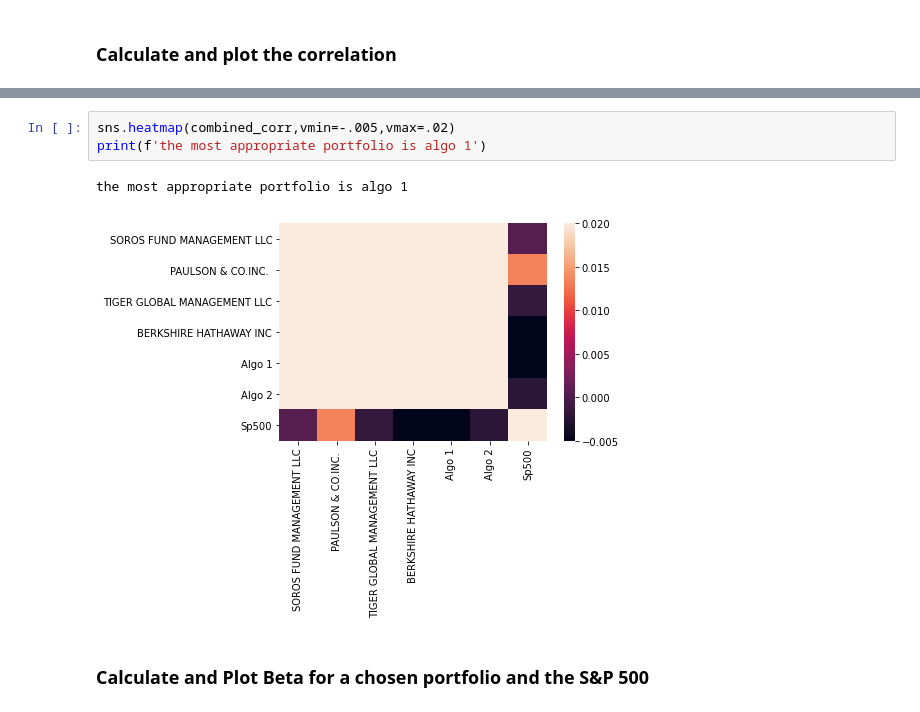
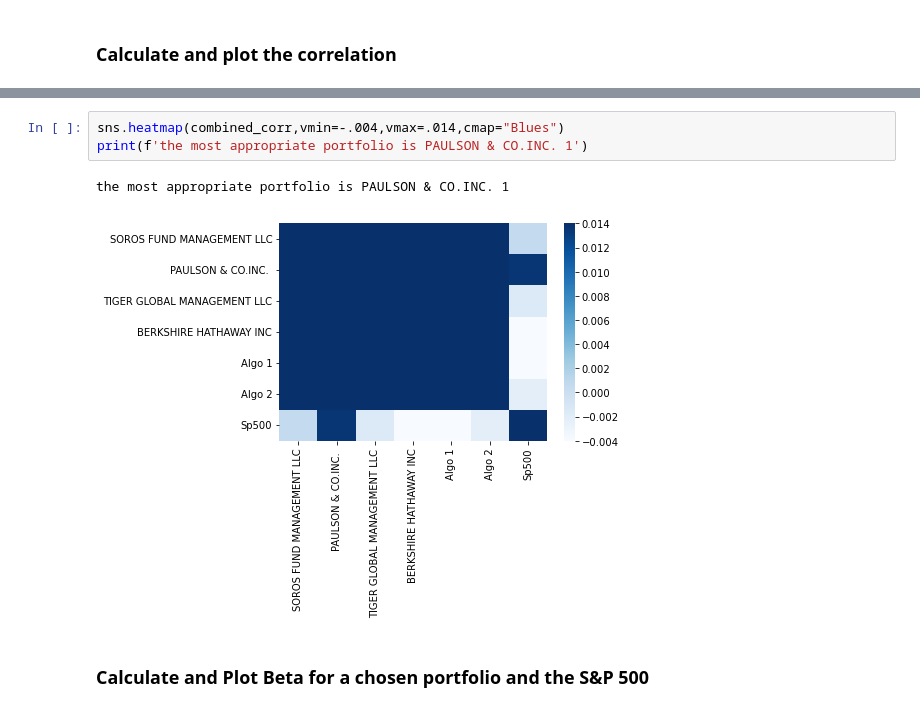
Before and after one commit to pysouzhny/python-homework, a Jupyter notebook: whale_analysis/Starter_Code/whale_analysis.ipynb, the cells around one changed output, grey strips where cells are left out. Drawn from its saved outputs; the diff is of its cells as text.

```diff
--- a/whale_analysis/Starter_Code/whale_analysis.ipynb
+++ b/whale_analysis/Starter_Code/whale_analysis.ipynb
@@ -334,9 +345,9 @@ combined_corr
 # %%
-sns.heatmap(combined_corr,vmin=-.005,vmax=.02)
-print(f'the most appropriate portfolio is algo 1')
+sns.heatmap(combined_corr,vmin=-.004,vmax=.014,cmap="Blues")
+print(f'the most appropriate portfolio is PAULSON & CO.INC. 1')
 # %% [output]
-the most appropriate portfolio is algo 1
+the most appropriate portfolio is PAULSON & CO.INC. 1
-[figure, old version]
+[figure, new version]
 # %% [markdown]
 ### Calculate and Plot Beta for a chosen portfolio and the S&P 500
 # %%
```
Also changed, not shown: parts of 6 cells of this notebook.
